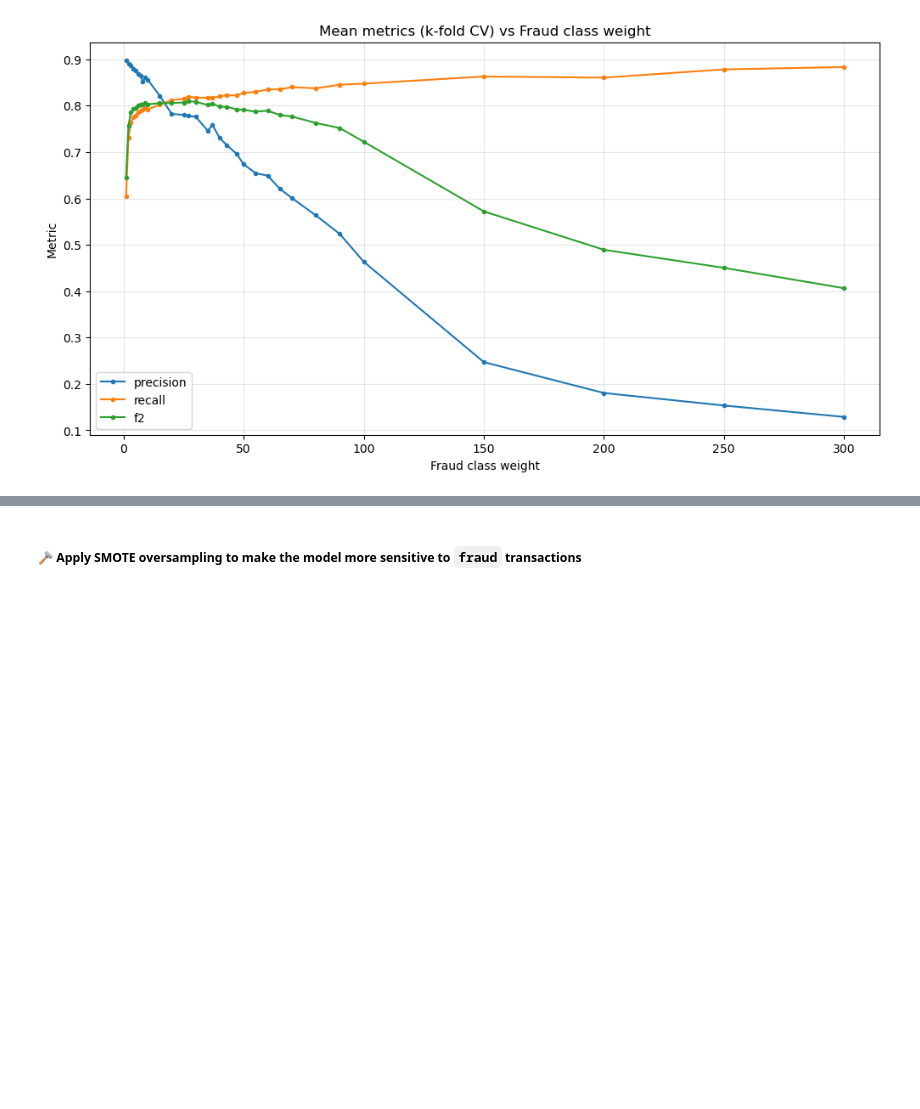
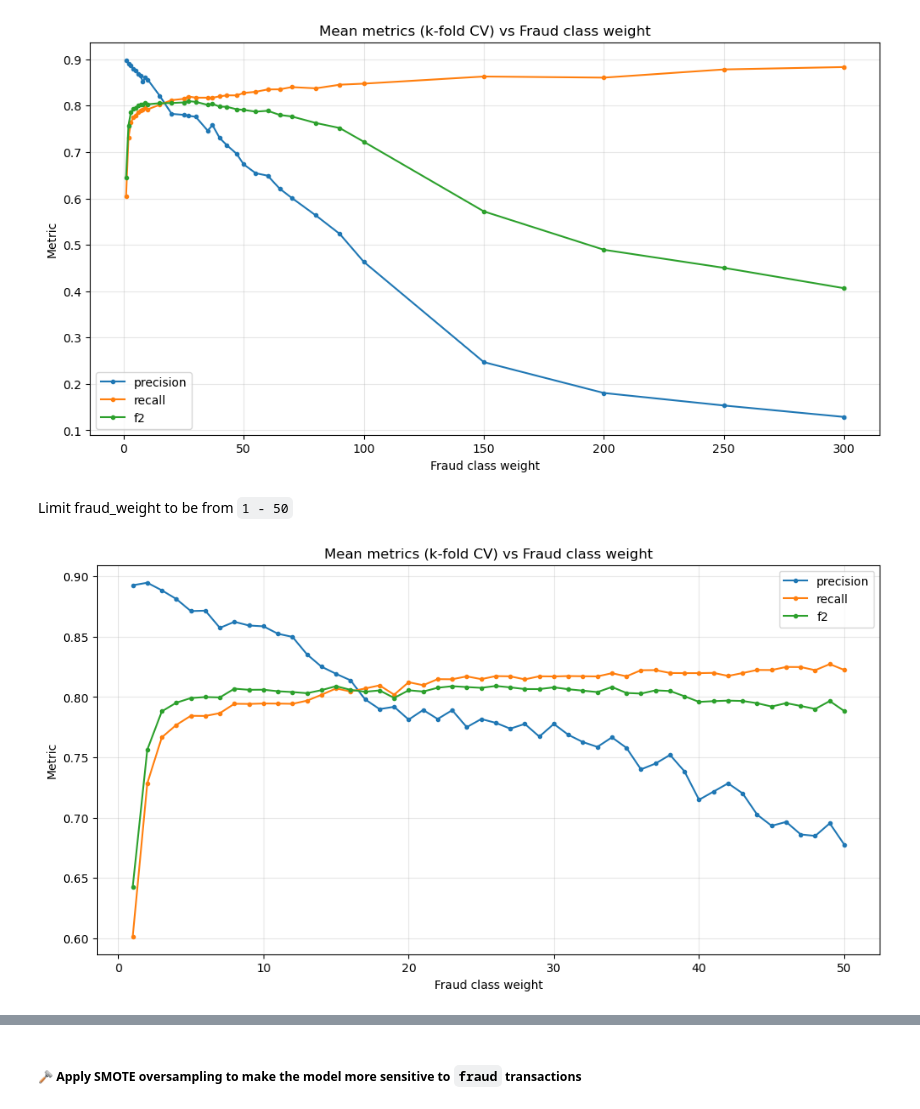
Before and after one commit to trungdung1711/credit-card-fraud-detection, a Jupyter notebook: notebooks/_v1.ipynb, the cells around one changed output, grey strips where cells are left out. Cells and saved outputs as stored; diff of their text form; code cells hidden in the pictures; blank space fills up the shorter version.

Commit message:
feat: :sparkles: tune the threshold for better metric (but fail), linear SVM branch stops

```diff
--- a/notebooks/_v1.ipynb
+++ b/notebooks/_v1.ipynb
@@ -781,3 +822,5 @@ for w in fraud_weight:
 metrics_by_weights(tune_results)
 # %% [output]
 [figure]
+# %% [markdown]
+Limit fraud_weight to be from `1 - 50`
@@ -783,0 +894,4 @@ metrics_by_weights(tune_results)
+# %%
+metrics_by_weights(tune_results)
+# %% [output]
+[figure, added]
```
Also changed, not shown: parts of 12 cells of this notebook, 1 other file.
